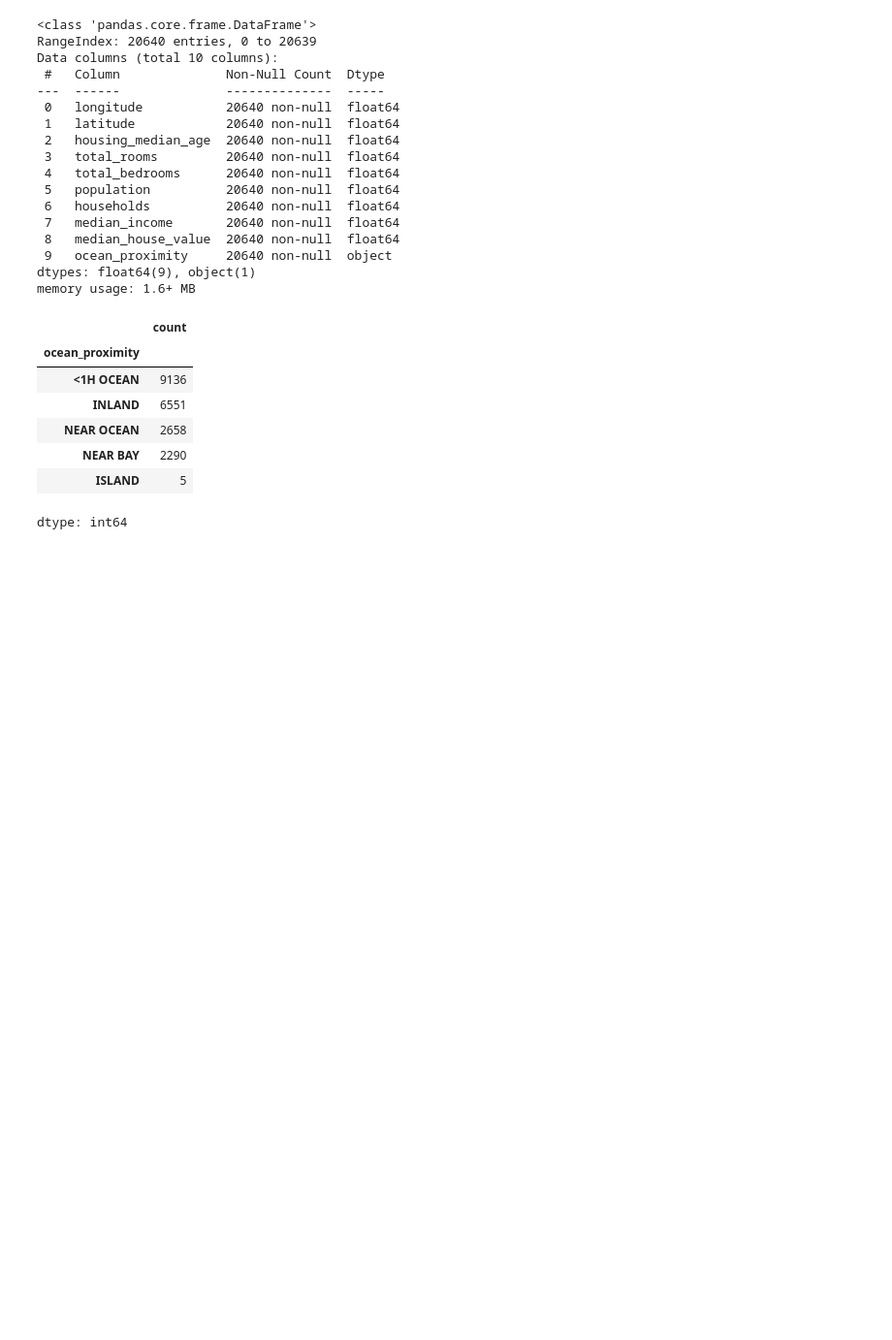
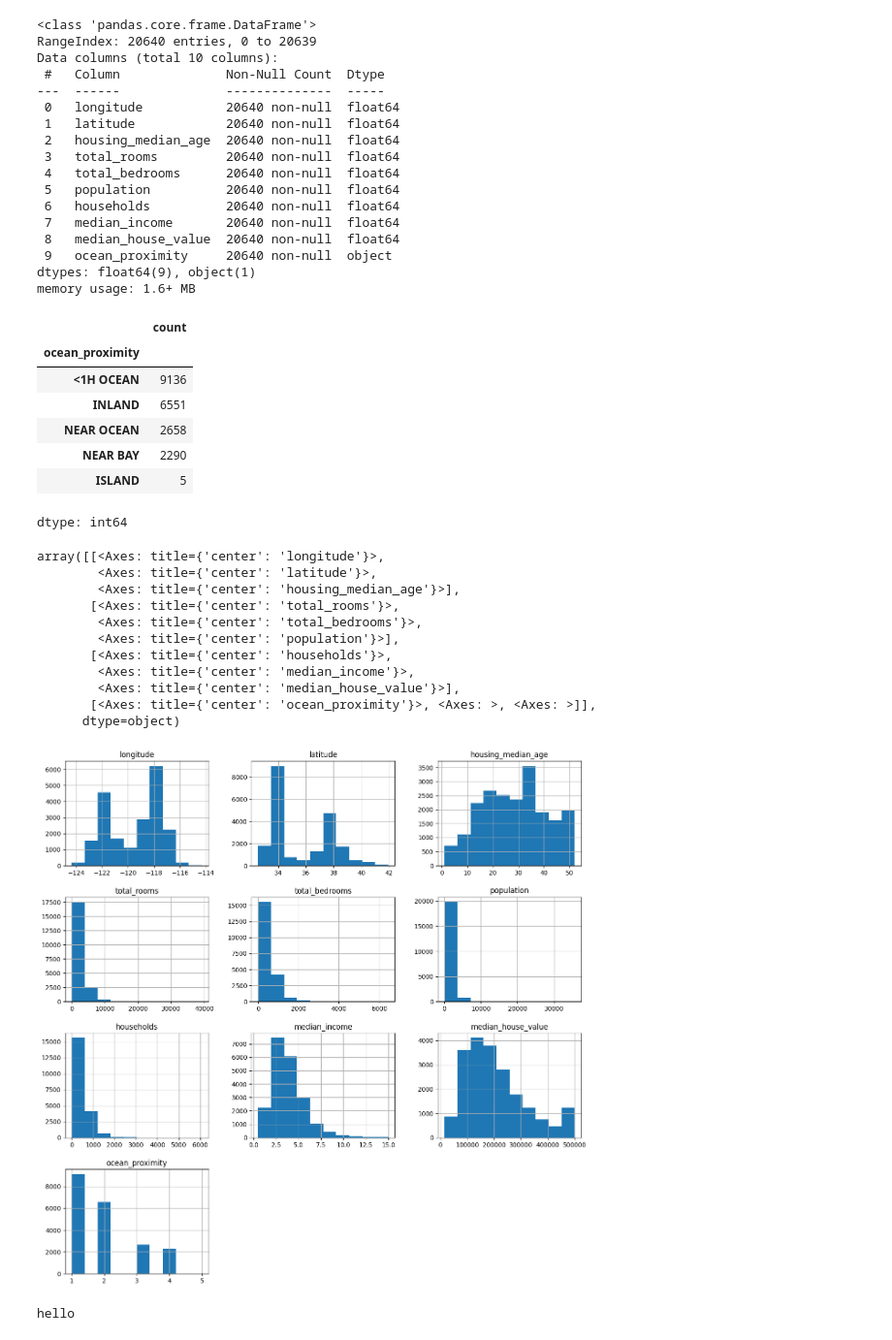
Before and after one commit to lhrong16/Data-Science, a Jupyter notebook: Kaggle.ipynb, the cells around one changed output. Shown: that part at 97% size. Drawn from its saved outputs; the diff is of its cells as text; code cells hidden in the pictures; blank space fills up the shorter version.

```diff
--- a/Kaggle.ipynb
+++ b/Kaggle.ipynb
@@ -184,3 +180,26 @@ df['ocean_proximity'].value_counts()
 | NEAR BAY | 2290 |
 | ISLAND | 5 |
 dtype: int64
+# %%
+mapping = {'<1H OCEAN': 1,'INLAND': 2,'NEAR OCEAN': 3,'NEAR BAY':4,'ISLAND':5}
+df['ocean_proximity'] = df['ocean_proximity'].map(mapping)
+# %%
+df.hist(figsize=(15, 15))
+# %% [output]
+array([[<Axes: title={'center': 'longitude'}>,
+        <Axes: title={'center': 'latitude'}>,
+        <Axes: title={'center': 'housing_median_age'}>],
+       [<Axes: title={'center': 'total_rooms'}>,
+        <Axes: title={'center': 'total_bedrooms'}>,
+        <Axes: title={'center': 'population'}>],
+       [<Axes: title={'center': 'households'}>,
+        <Axes: title={'center': 'median_income'}>,
+        <Axes: title={'center': 'median_house_value'}>],
+       [<Axes: title={'center': 'ocean_proximity'}>, <Axes: >, <Axes: >]],
+      dtype=object)
+[figure, added]
+# %%
+#this is just a comment
+print('hello')
+# %% [output]
+hello
```
Also changed, not shown: parts of 1 cell of this notebook.
